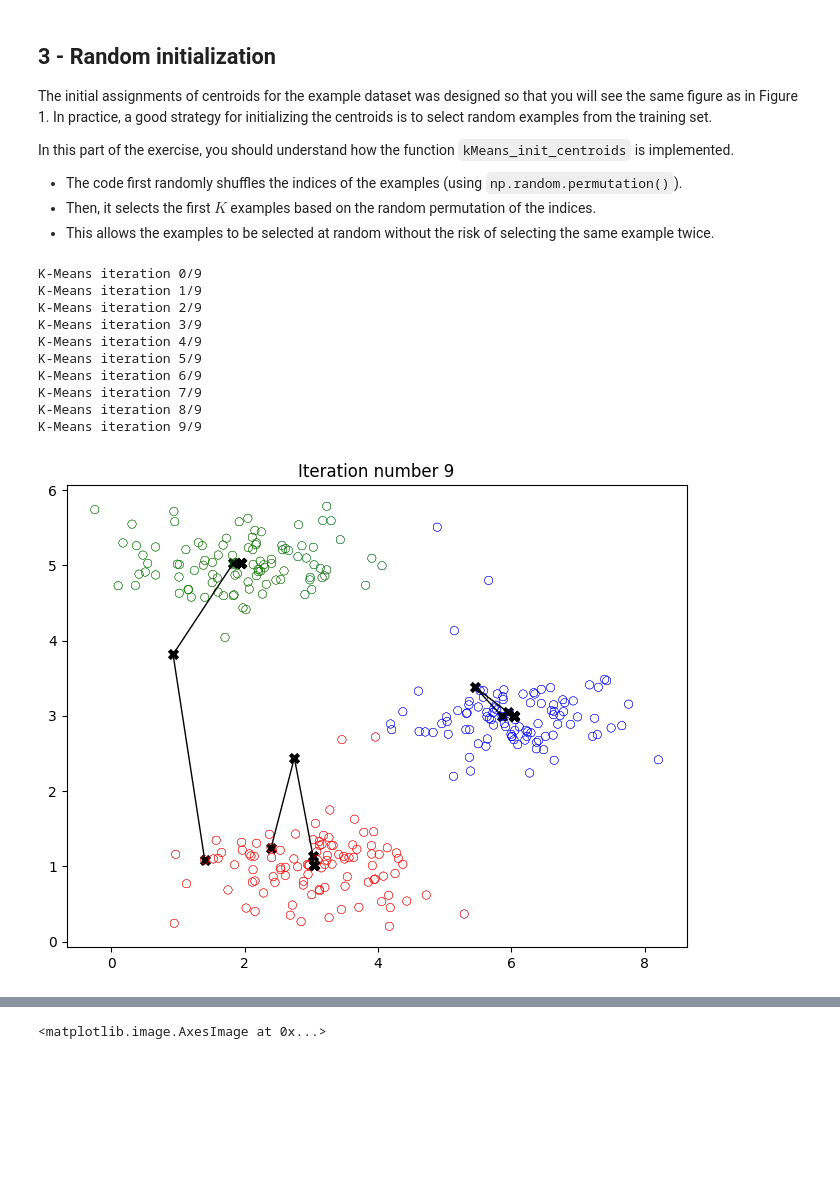
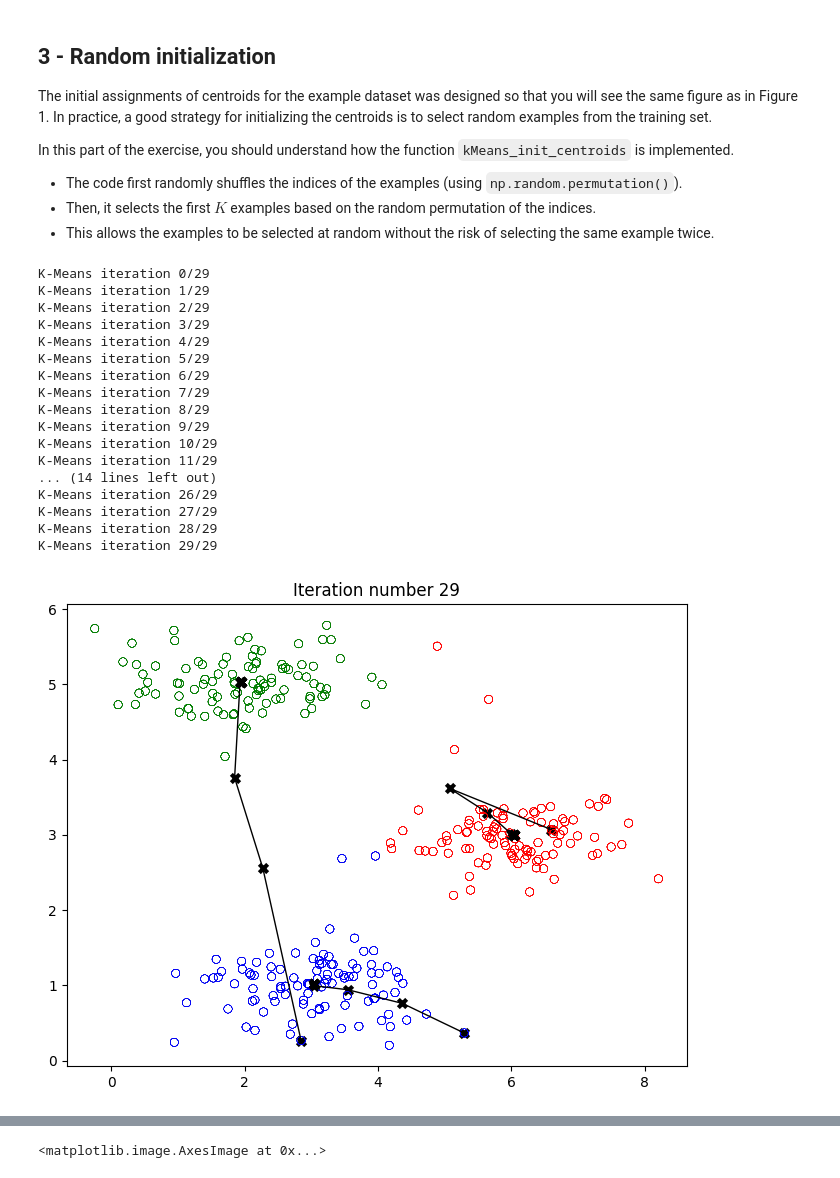
Before and after one commit to sheikh-bah/Machine-learning, a Jupyter notebook: unsupervised_learning/K_means/K_means.ipynb, the cells around one changed output, grey strips where cells are left out. Cells and saved outputs as stored; diff of their text form; code cells hidden in the pictures; blank space fills up the shorter version.

```diff
--- a/unsupervised_learning/K_means/K_means.ipynb
+++ b/unsupervised_learning/K_means/K_means.ipynb
@@ -331,23 +331,30 @@ def kMeans_init_centroids(X, K):
 # %%
 
 # Set number of centroids and max number of iterations
 K = 3
-max_iters = 10
+max_iters = 30
 
 # Set initial centroids by picking random examples from the dataset
 initial_centroids = kMeans_init_centroids(X, K)
 
 # Run K-Means
 centroids, idx = run_kMeans(X, initial_centroids, max_iters, plot_progress=True)
 # %% [output]
-K-Means iteration 0/9
-K-Means iteration 1/9
-K-Means iteration 2/9
-K-Means iteration 3/9
-K-Means iteration 4/9
-K-Means iteration 5/9
-K-Means iteration 6/9
-K-Means iteration 7/9
-K-Means iteration 8/9
-K-Means iteration 9/9
+K-Means iteration 0/29
+K-Means iteration 1/29
+K-Means iteration 2/29
+K-Means iteration 3/29
+K-Means iteration 4/29
+K-Means iteration 5/29
+K-Means iteration 6/29
+K-Means iteration 7/29
+K-Means iteration 8/29
+K-Means iteration 9/29
+K-Means iteration 10/29
+K-Means iteration 11/29
+... (14 lines left out)
+K-Means iteration 26/29
+K-Means iteration 27/29
+K-Means iteration 28/29
+K-Means iteration 29/29
-[figure, old version]
+[figure, new version]
```
Also changed, not shown: parts of 5 cells of this notebook, 11 other files.
